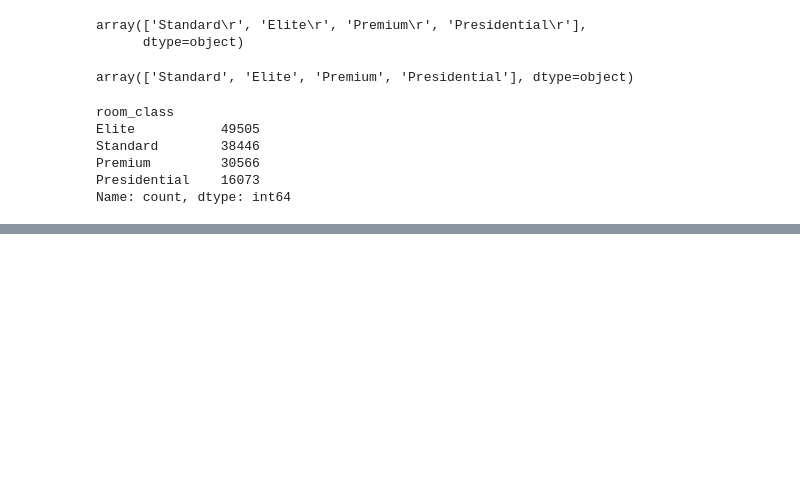
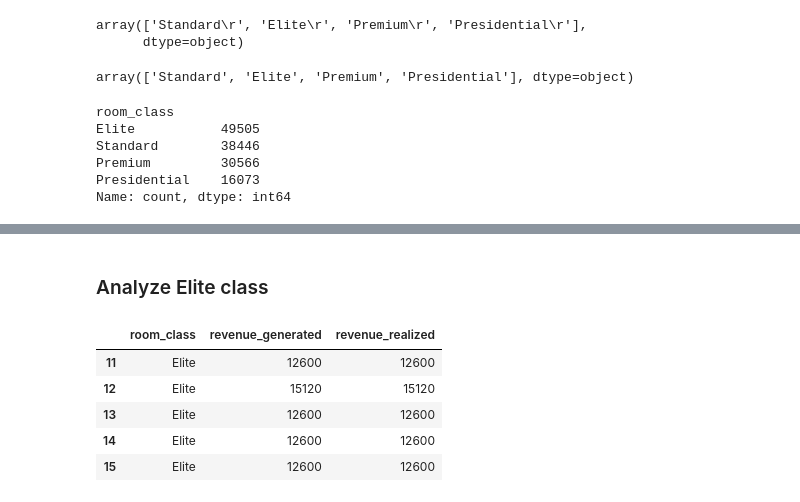
Before and after one commit to Bhuvi128/Hospitality-Revenue-Optimization-Data-analysis, a Jupyter notebook: Hospitality Revenue Optimzation.ipynb, the cells around one changed output, grey strips where cells are left out. Saved outputs shown, nothing was run; the diff lists cells and outputs as text; code cells hidden in the pictures; blank space fills up the shorter version.

```diff
--- a/Hospitality Revenue Optimzation.ipynb
+++ b/Hospitality Revenue Optimzation.ipynb
@@ -394,0 +385,12 @@ Name: count, dtype: int64
+# %% [markdown]
+### Analyze Elite class
+# %%
+Elite_rooms = room_class_rev[room_class_rev['room_class'] == 'Elite']
+Elite_rooms.head()
+# %% [output]
+|  | room_class | revenue_generated | revenue_realized |
+| 11 | Elite | 12600 | 12600 |
+| 12 | Elite | 15120 | 15120 |
+| 13 | Elite | 12600 | 12600 |
+| 14 | Elite | 12600 | 12600 |
+| 15 | Elite | 12600 | 12600 |
```
Also changed, not shown: parts of 30 cells of this notebook, 1 other file.
